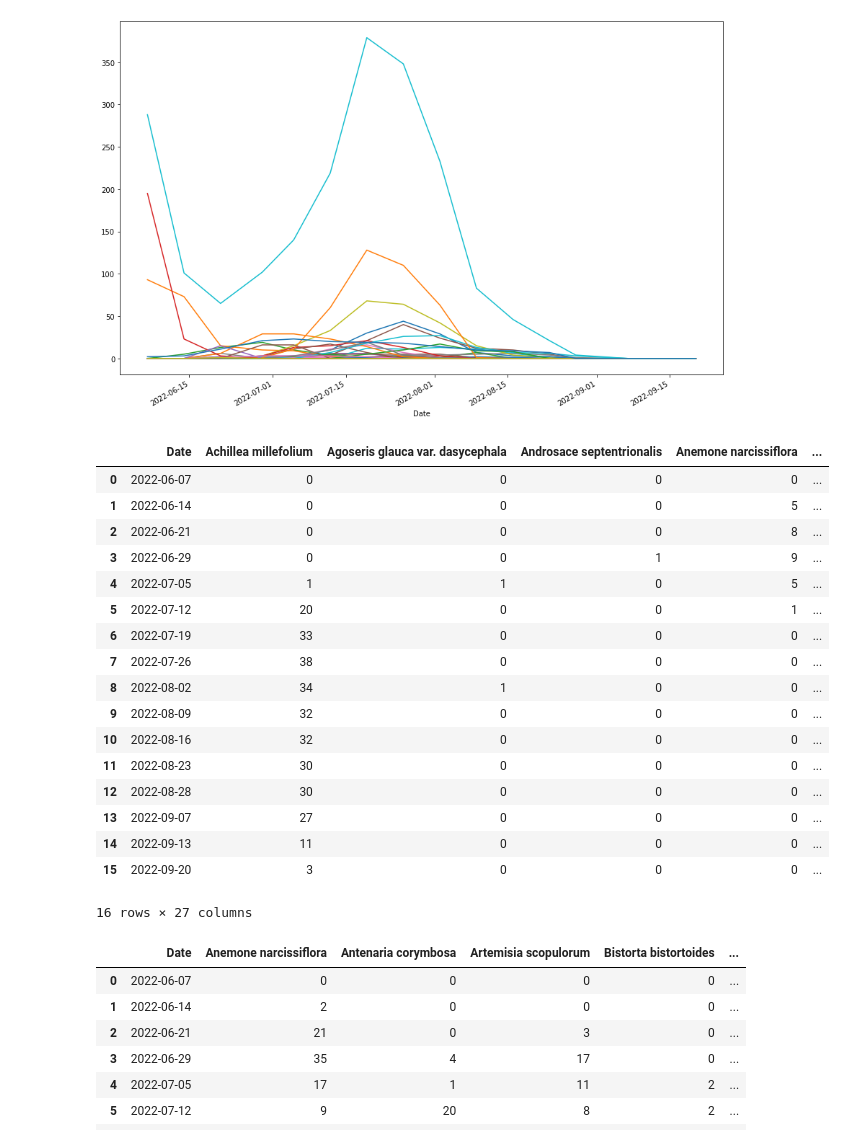
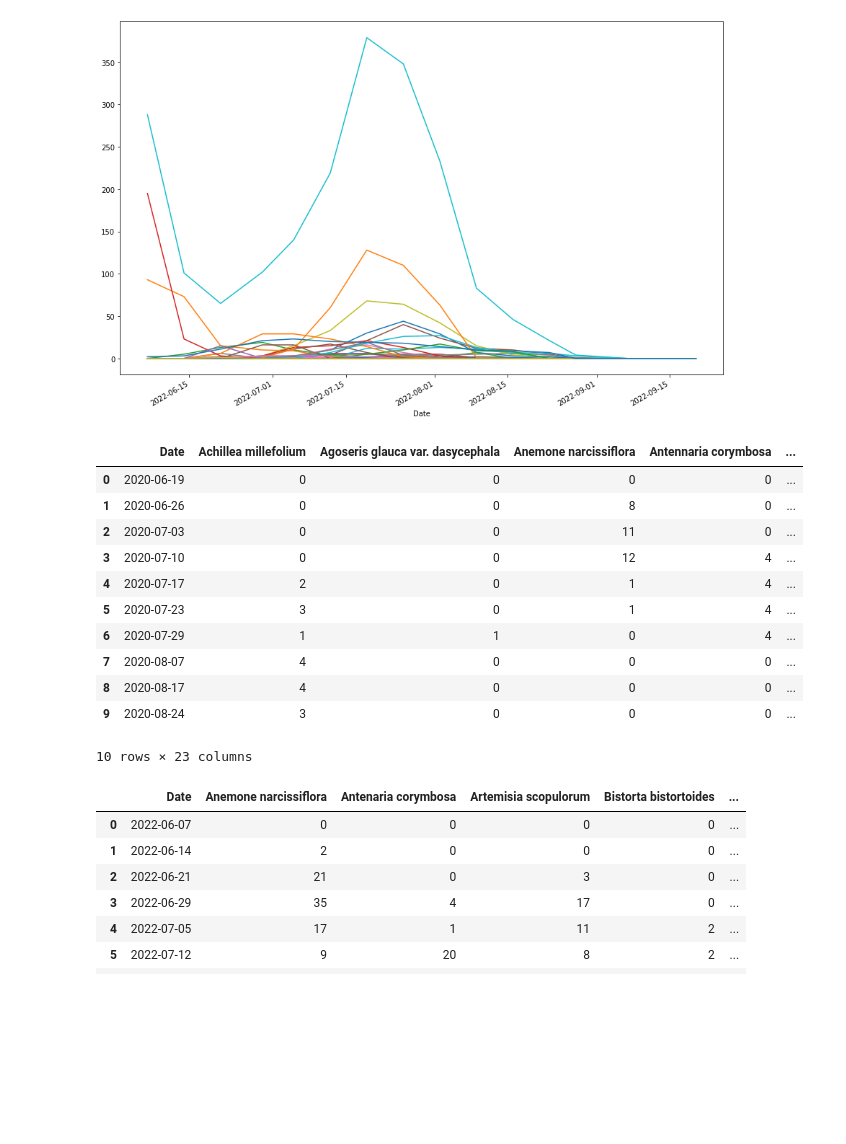
Before and after one commit to emaynard10/Phenology-Analysis, a Jupyter notebook: Import data.ipynb, the cells around one changed output. Drawn from its saved outputs; the diff is of its cells as text; code cells hidden in the pictures; blank space fills up the shorter version.

```diff
--- a/Import data.ipynb
+++ b/Import data.ipynb
@@ -15,0 +16,6 @@ df4 = pd.read_excel(xlsx, 11)
+# %%
+xlsx = pd.ExcelFile('IPF Phenology Data 2022 2.xlsx')
+df1_2020 = pd.read_excel(xlsx, 0)
+df2_2020 = pd.read_excel(xlsx, 3)
+df3_2020 = pd.read_excel(xlsx, 6)
+df4_2020 = pd.read_excel(xlsx, 9)
@@ -44,26 +56,20 @@ df1.plot(x='Date', figsize=(15,10), legend=False)
 <AxesSubplot:xlabel='Date'>
 [figure]
 # %%
-df2
+df2_2020
 # %% [output]
-|  | Date | Achillea millefolium | Agoseris glauca var. dasycephala | Androsace septentrionalis | Anemone narcissiflora | ... |
-| 0 | 2022-06-07 | 0 | 0 | 0 | 0 | ... |
-| 1 | 2022-06-14 | 0 | 0 | 0 | 5 | ... |
-| 2 | 2022-06-21 | 0 | 0 | 0 | 8 | ... |
-| 3 | 2022-06-29 | 0 | 0 | 1 | 9 | ... |
-| 4 | 2022-07-05 | 1 | 1 | 0 | 5 | ... |
-| 5 | 2022-07-12 | 20 | 0 | 0 | 1 | ... |
-| 6 | 2022-07-19 | 33 | 0 | 0 | 0 | ... |
-| 7 | 2022-07-26 | 38 | 0 | 0 | 0 | ... |
-| 8 | 2022-08-02 | 34 | 1 | 0 | 0 | ... |
-| 9 | 2022-08-09 | 32 | 0 | 0 | 0 | ... |
-| 10 | 2022-08-16 | 32 | 0 | 0 | 0 | ... |
-| 11 | 2022-08-23 | 30 | 0 | 0 | 0 | ... |
-| 12 | 2022-08-28 | 30 | 0 | 0 | 0 | ... |
-| 13 | 2022-09-07 | 27 | 0 | 0 | 0 | ... |
-| 14 | 2022-09-13 | 11 | 0 | 0 | 0 | ... |
-| 15 | 2022-09-20 | 3 | 0 | 0 | 0 | ... |
+|  | Date | Achillea millefolium | Agoseris glauca var. dasycephala | Anemone narcissiflora | Antennaria corymbosa | ... |
+| 0 | 2020-06-19 | 0 | 0 | 0 | 0 | ... |
+| 1 | 2020-06-26 | 0 | 0 | 8 | 0 | ... |
+| 2 | 2020-07-03 | 0 | 0 | 11 | 0 | ... |
+| 3 | 2020-07-10 | 0 | 0 | 12 | 4 | ... |
+| 4 | 2020-07-17 | 2 | 0 | 1 | 4 | ... |
+| 5 | 2020-07-23 | 3 | 0 | 1 | 4 | ... |
+| 6 | 2020-07-29 | 1 | 1 | 0 | 4 | ... |
+| 7 | 2020-08-07 | 4 | 0 | 0 | 0 | ... |
+| 8 | 2020-08-17 | 4 | 0 | 0 | 0 | ... |
+| 9 | 2020-08-24 | 3 | 0 | 0 | 0 | ... |
-16 rows × 27 columns
+10 rows × 23 columns
 # %%
 df3
 # %% [output]
```
Also changed, not shown: parts of 13 cells of this notebook.
